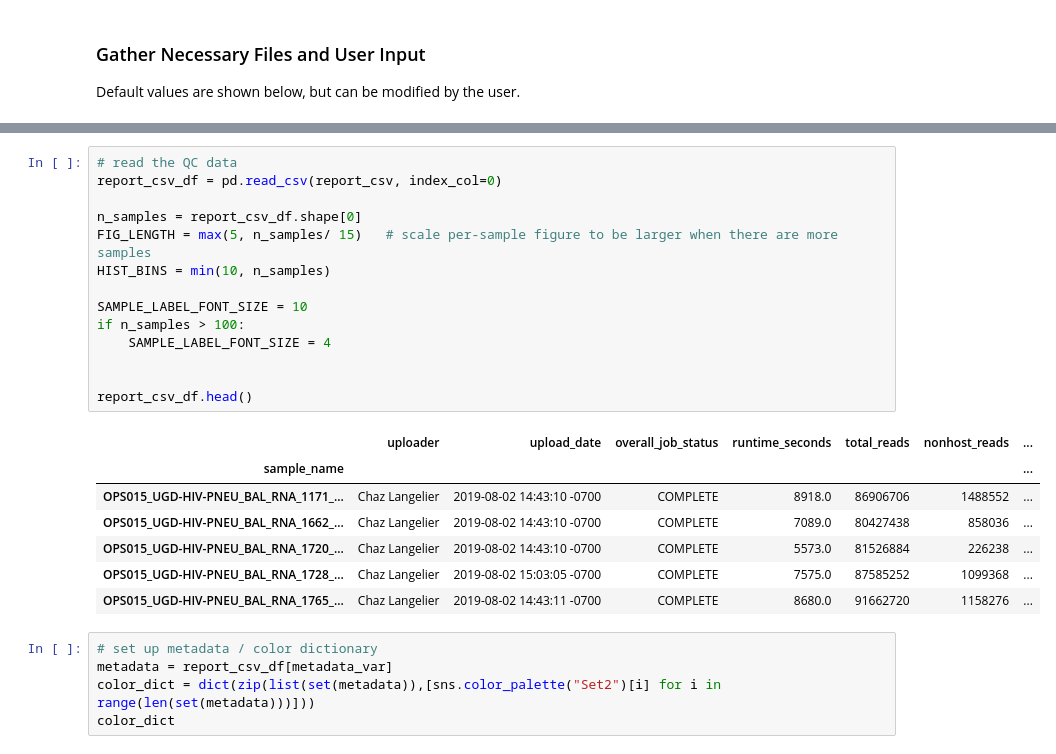
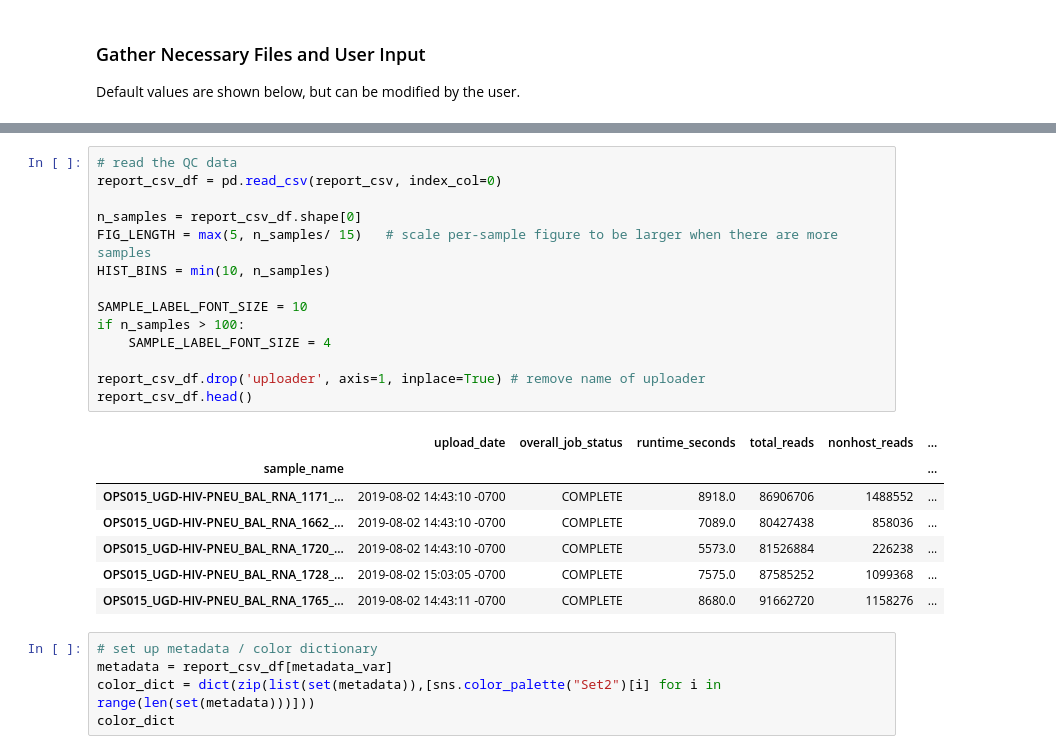
Before and after one commit to chanzuckerberg/czid-notebooks, a Jupyter notebook: QCReport/IDseq QC Report.ipynb, the cells around one changed output, grey strips where cells are left out. Saved outputs shown, nothing was run; the diff lists cells and outputs as text.

Commit message:
move instructions and user input to top; remove uploader name

```diff
--- a/QCReport/IDseq QC Report.ipynb
+++ b/QCReport/IDseq QC Report.ipynb
@@ -131,25 +132,25 @@ if not os.path.exists(output_dir):
 # %%
 # read the QC data
 report_csv_df = pd.read_csv(report_csv, index_col=0)
 
 n_samples = report_csv_df.shape[0]
 FIG_LENGTH = max(5, n_samples/ 15)   # scale per-sample figure to be larger when there are more samples
 HIST_BINS = min(10, n_samples)
 
 SAMPLE_LABEL_FONT_SIZE = 10
 if n_samples > 100:
     SAMPLE_LABEL_FONT_SIZE = 4
 
-
+report_csv_df.drop('uploader', axis=1, inplace=True) # remove name of uploader
 report_csv_df.head()
 # %% [output]
-|  | uploader | upload_date | overall_job_status | runtime_seconds | total_reads | nonhost_reads | ... |
-| sample_name |  |  |  |  |  |  | ... |
-| OPS015_UGD-HIV-PNEU_BAL_RNA_1171_... | Chaz Langelier | 2019-08-02 14:43:10 -0700 | COMPLETE | 8918.0 | 86906706 | 1488552 | ... |
-| OPS015_UGD-HIV-PNEU_BAL_RNA_1662_... | Chaz Langelier | 2019-08-02 14:43:10 -0700 | COMPLETE | 7089.0 | 80427438 | 858036 | ... |
-| OPS015_UGD-HIV-PNEU_BAL_RNA_1720_... | Chaz Langelier | 2019-08-02 14:43:10 -0700 | COMPLETE | 5573.0 | 81526884 | 226238 | ... |
-| OPS015_UGD-HIV-PNEU_BAL_RNA_1728_... | Chaz Langelier | 2019-08-02 15:03:05 -0700 | COMPLETE | 7575.0 | 87585252 | 1099368 | ... |
-| OPS015_UGD-HIV-PNEU_BAL_RNA_1765_... | Chaz Langelier | 2019-08-02 14:43:11 -0700 | COMPLETE | 8680.0 | 91662720 | 1158276 | ... |
+|  | upload_date | overall_job_status | runtime_seconds | total_reads | nonhost_reads | ... |
+| sample_name |  |  |  |  |  | ... |
+| OPS015_UGD-HIV-PNEU_BAL_RNA_1171_... | 2019-08-02 14:43:10 -0700 | COMPLETE | 8918.0 | 86906706 | 1488552 | ... |
+| OPS015_UGD-HIV-PNEU_BAL_RNA_1662_... | 2019-08-02 14:43:10 -0700 | COMPLETE | 7089.0 | 80427438 | 858036 | ... |
+| OPS015_UGD-HIV-PNEU_BAL_RNA_1720_... | 2019-08-02 14:43:10 -0700 | COMPLETE | 5573.0 | 81526884 | 226238 | ... |
+| OPS015_UGD-HIV-PNEU_BAL_RNA_1728_... | 2019-08-02 15:03:05 -0700 | COMPLETE | 7575.0 | 87585252 | 1099368 | ... |
+| OPS015_UGD-HIV-PNEU_BAL_RNA_1765_... | 2019-08-02 14:43:11 -0700 | COMPLETE | 8680.0 | 91662720 | 1158276 | ... |
 # %%
 # set up metadata / color dictionary
 metadata = report_csv_df[metadata_var]
```
Also changed, not shown: parts of 8 cells of this notebook.
